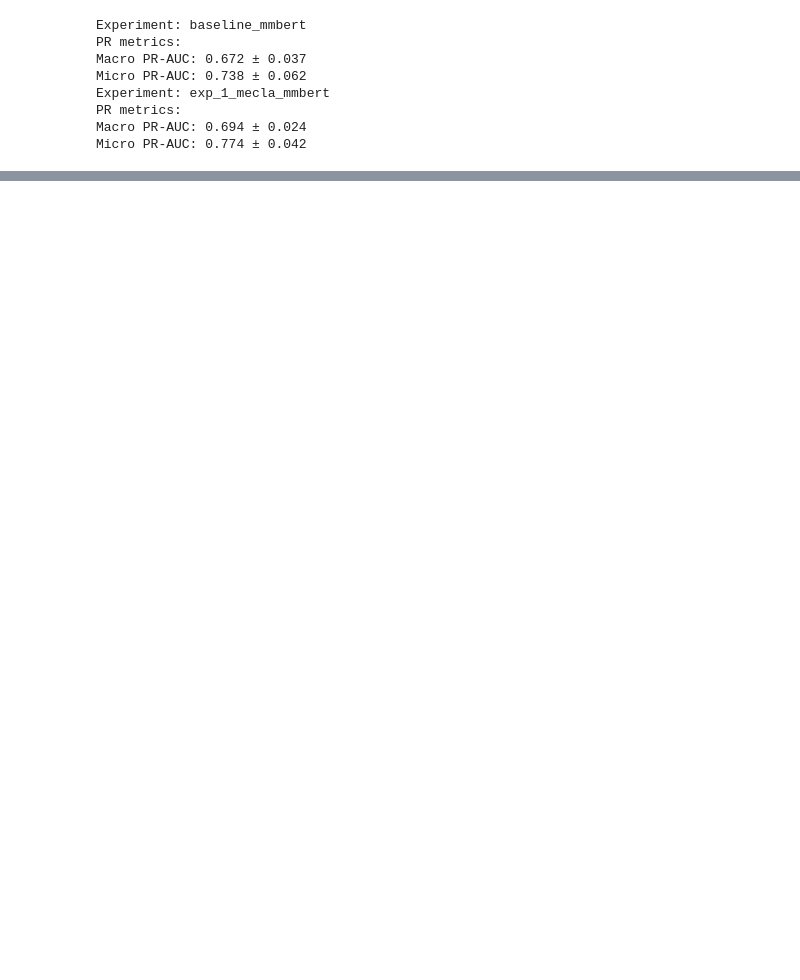
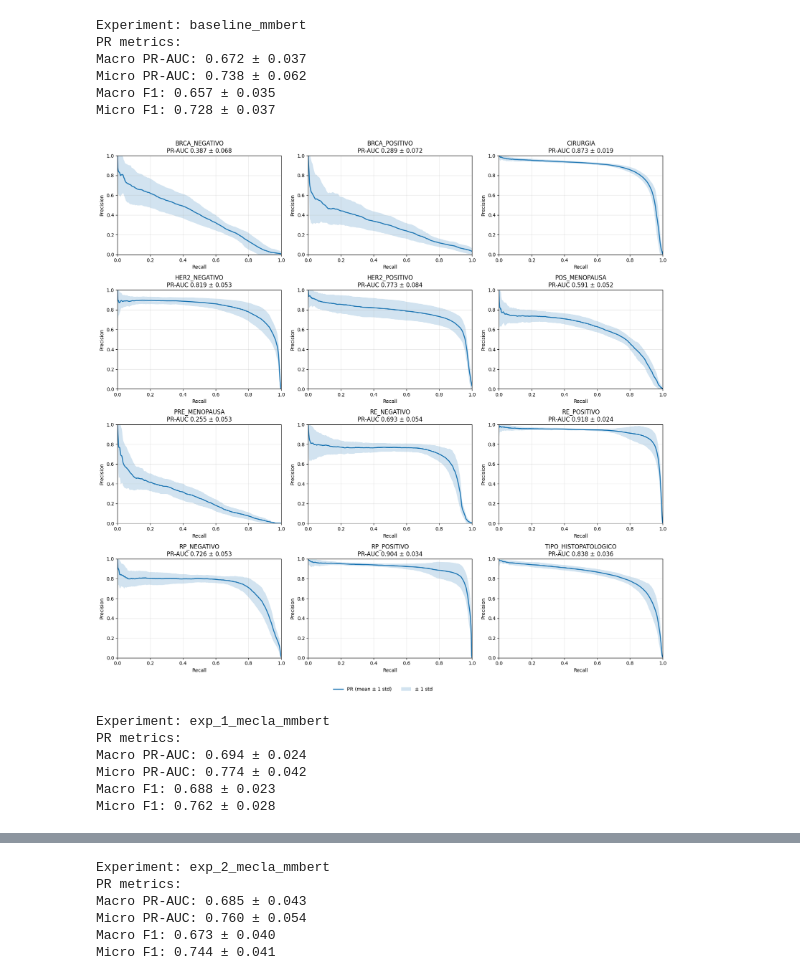
Before and after one commit to GRUPOMED4U/research_mecla_objective_paper, a Jupyter notebook: analyse_metrics_part_2.ipynb, the cells around one changed output, grey strips where cells are left out. Cells and saved outputs as stored; diff of their text form; code cells hidden in the pictures; blank space fills up the shorter version.

```diff
--- a/analyse_metrics_part_2.ipynb
+++ b/analyse_metrics_part_2.ipynb
@@ -147,38 +147,45 @@ def plot_pr_mean_std_grid(
     plt.show()
 
 models = ['mmbert']
-experiments = ['baseline', 'exp_1_mecla']
+experiments = ['baseline', 'exp_1_mecla', 'exp_2_mecla']
 eval_metrics = ['eval_macro_pr_auc', 'eval_micro_pr_auc', 'eval_micro_f1', 'eval_macro_f1']
 
 group_metrics_for_hypothesis_test = {}
 
 for model in models:
     group_metrics_for_hypothesis_test[model] = {}
     for exp in experiments:
         experiments_to_evaluate = list(Path(f'experiments/{exp}_{model}').glob('**/metrics_*.jsonl'))
         metrics = []
         for experiment_path in experiments_to_evaluate:
             with jsonlines.open(experiment_path) as reader:
                 for obj in reader:
                     metrics.append(obj)
 
         df = pd.DataFrame(metrics)
 
         group_metrics_for_hypothesis_test[model][exp] = {}
         for metric in eval_metrics:
             group_metrics_for_hypothesis_test[model][exp][metric] = df[metric].to_list()
 
         print(f'Experiment: {exp}_{model}')
         print('PR metrics:')
         print(f"Macro PR-AUC: {df['eval_macro_pr_auc'].mean():.3f} ± {df['eval_macro_pr_auc'].std():.3f}")
         print(f"Micro PR-AUC: {df['eval_micro_pr_auc'].mean():.3f} ± {df['eval_micro_pr_auc'].std():.3f}")
-        # plot_pr_mean_std_grid(df)
+        print(f"Macro F1: {df['eval_macro_f1'].mean():.3f} ± {df['eval_macro_f1'].std():.3f}")
+        print(f"Micro F1: {df['eval_micro_f1'].mean():.3f} ± {df['eval_micro_f1'].std():.3f}")
+        plot_pr_mean_std_grid(df)
 # %% [output]
 Experiment: baseline_mmbert
 PR metrics:
 Macro PR-AUC: 0.672 ± 0.037
 Micro PR-AUC: 0.738 ± 0.062
-Experiment: exp_1_mecla_mmbert
-PR metrics:
-Macro PR-AUC: 0.694 ± 0.024
-Micro PR-AUC: 0.774 ± 0.042
+Macro F1: 0.657 ± 0.035
+Micro F1: 0.728 ± 0.037
+[figure, added]
+Experiment: exp_1_mecla_mmbert
+PR metrics:
+Macro PR-AUC: 0.694 ± 0.024
+Micro PR-AUC: 0.774 ± 0.042
+Macro F1: 0.688 ± 0.023
+Micro F1: 0.762 ± 0.028
@@ -184,0 +193,6 @@ Micro PR-AUC: 0.774 ± 0.042
+Experiment: exp_2_mecla_mmbert
+PR metrics:
+Macro PR-AUC: 0.685 ± 0.043
+Micro PR-AUC: 0.760 ± 0.054
+Macro F1: 0.673 ± 0.040
+Micro F1: 0.744 ± 0.041
```
Also changed, not shown: parts of 4 cells of this notebook, 13 other files.
